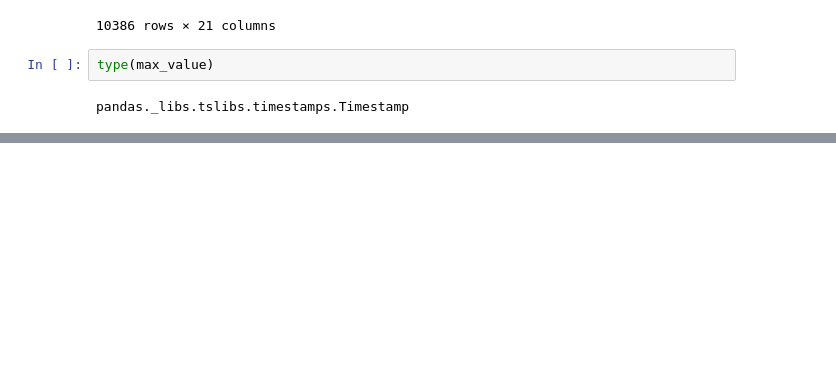
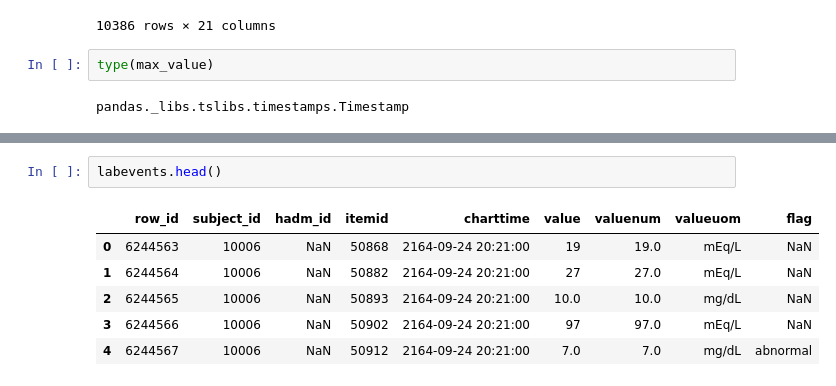
Before and after one commit to LuisM18/PF_Henry_UCI, a Jupyter notebook: auxiliar.ipynb, the cells around one changed output, grey strips where cells are left out. Cells and saved outputs as stored; diff of their text form; blank space fills up the shorter version.

```diff
--- a/auxiliar.ipynb
+++ b/auxiliar.ipynb
@@ -431,0 +501,9 @@ pandas._libs.tslibs.timestamps.Timestamp
+# %%
+labevents.head()
+# %% [output]
+|  | row_id | subject_id | hadm_id | itemid | charttime | value | valuenum | valueuom | flag |
+| 0 | 6244563 | 10006 | NaN | 50868 | 2164-09-24 20:21:00 | 19 | 19.0 | mEq/L | NaN |
+| 1 | 6244564 | 10006 | NaN | 50882 | 2164-09-24 20:21:00 | 27 | 27.0 | mEq/L | NaN |
+| 2 | 6244565 | 10006 | NaN | 50893 | 2164-09-24 20:21:00 | 10.0 | 10.0 | mg/dL | NaN |
+| 3 | 6244566 | 10006 | NaN | 50902 | 2164-09-24 20:21:00 | 97 | 97.0 | mEq/L | NaN |
+| 4 | 6244567 | 10006 | NaN | 50912 | 2164-09-24 20:21:00 | 7.0 | 7.0 | mg/dL | abnormal |
```
Also changed, not shown: parts of 18 cells of this notebook, 2 other files.
